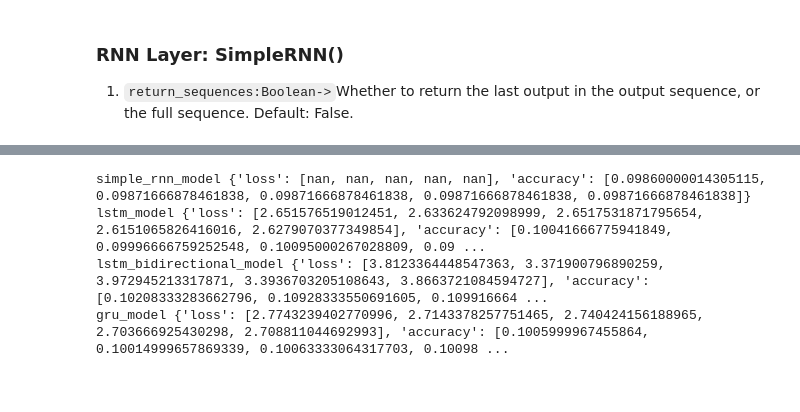
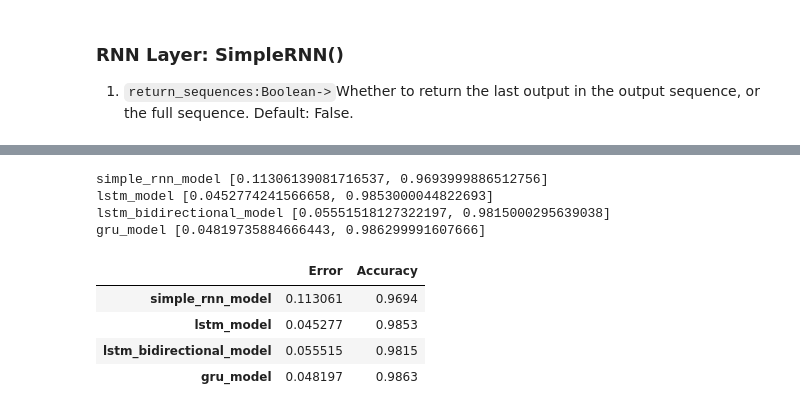
Before and after one commit to Limon-7/deep-learning-libray, a Jupyter notebook: TensorFlow/5-RNN-LSTM-GRU.ipynb, the cells around one changed output, grey strips where cells are left out. Cells and saved outputs as stored; diff of their text form; code cells hidden in the pictures.

```diff
--- a/TensorFlow/5-RNN-LSTM-GRU.ipynb
+++ b/TensorFlow/5-RNN-LSTM-GRU.ipynb
@@ -291,8 +273,16 @@ No artists with labels found to put in legend.  Note that artists whose label st
 # %%
-for key, value in history.items():
-    print(key, value.history)
+for key, value in test_score.items():
+    print(key, value)
 # %% [output]
-simple_rnn_model {'loss': [nan, nan, nan, nan, nan], 'accuracy': [0.09860000014305115, 0.09871666878461838, 0.09871666878461838, 0.09871666878461838, 0.09871666878461838]}
-lstm_model {'loss': [2.651576519012451, 2.633624792098999, 2.6517531871795654, 2.6151065826416016, 2.6279070377349854], 'accuracy': [0.10041666775941849, 0.09996666759252548, 0.10095000267028809, 0.09 ...
-lstm_bidirectional_model {'loss': [3.8123364448547363, 3.371900796890259, 3.972945213317871, 3.3936703205108643, 3.8663721084594727], 'accuracy': [0.10208333283662796, 0.10928333550691605, 0.109916664 ...
-gru_model {'loss': [2.7743239402770996, 2.7143378257751465, 2.740424156188965, 2.703666925430298, 2.708811044692993], 'accuracy': [0.1005999967455864, 0.10014999657869339, 0.10063333064317703, 0.10098 ...
+simple_rnn_model [0.11306139081716537, 0.9693999886512756]
+lstm_model [0.0452774241566658, 0.9853000044822693]
+lstm_bidirectional_model [0.05551518127322197, 0.9815000295639038]
+gru_model [0.04819735884666443, 0.986299991607666]
+# %%
+pd.DataFrame.from_dict(test_score, orient='index', columns=["Error","Accuracy"])
+# %% [output]
+|  | Error | Accuracy |
+| simple_rnn_model | 0.113061 | 0.9694 |
+| lstm_model | 0.045277 | 0.9853 |
+| lstm_bidirectional_model | 0.055515 | 0.9815 |
+| gru_model | 0.048197 | 0.9863 |
```
Also changed, not shown: parts of 16 cells of this notebook.
